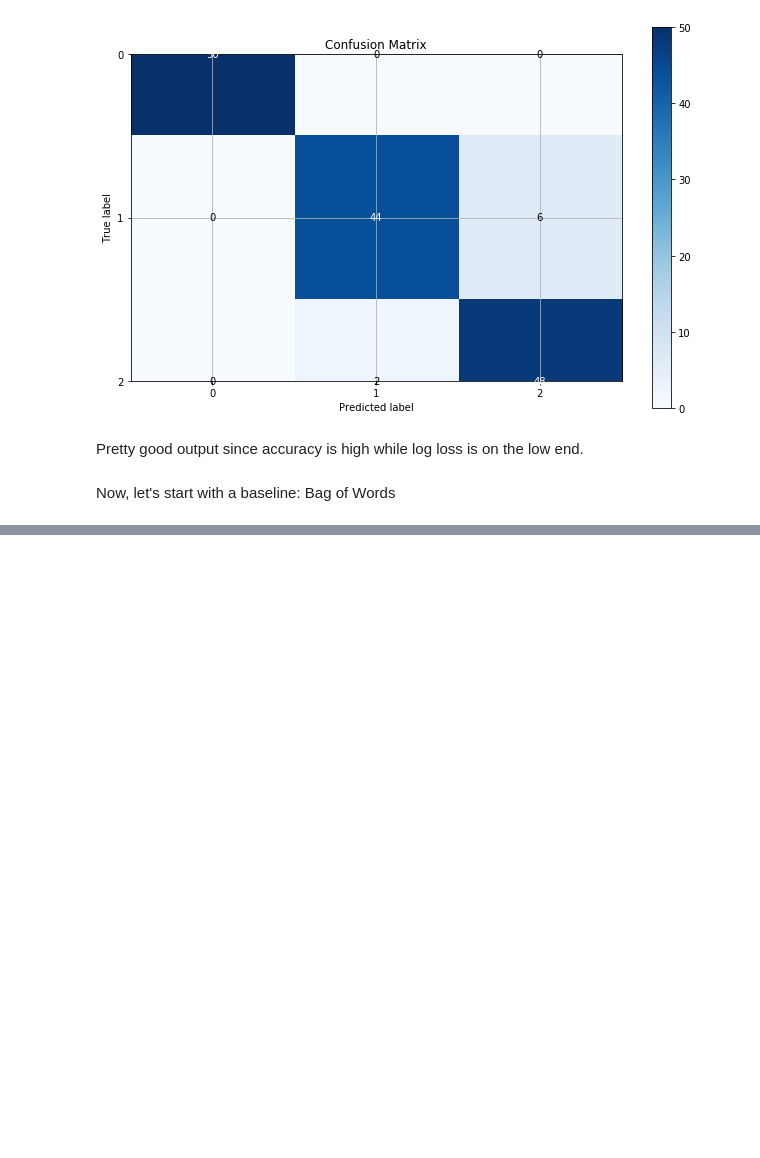
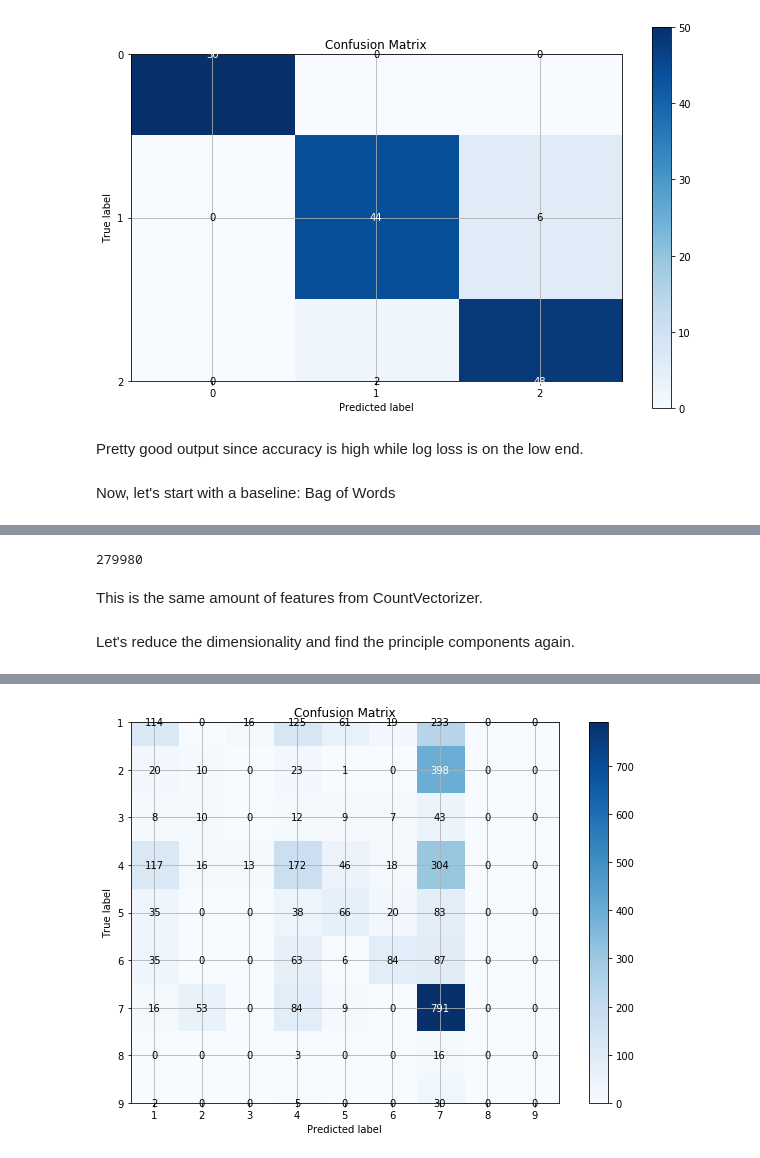
Before and after one commit to mindyng/Technical-Assessments, a Jupyter notebook: Cancer_Prediction.ipynb, the cells around one changed output, grey strips where cells are left out. Cells and saved outputs as stored; diff of their text form; code cells hidden in the pictures; blank space fills up the shorter version.

```diff
--- a/Cancer_Prediction.ipynb
+++ b/Cancer_Prediction.ipynb
@@ -416,0 +456,20 @@ There are unique words in the corpus.
+# %%
+count_vectorizer = TfidfVectorizer(
+    analyzer="word", tokenizer=nltk.word_tokenize,
+    preprocessor=None, stop_words='english', max_features=None)
+
+tfidf = count_vectorizer.fit_transform(tr_data['Text'])
+
+len(count_vectorizer.get_feature_names())
+# %% [output]
+279980
+# %% [markdown]
+This is the same amount of features from CountVectorizer.
+# %% [markdown]
+Let's reduce the dimensionality and find the principle components again.
+# %%
+svd = TruncatedSVD(n_components=25, n_iter=25, random_state=12)
+truncated_tfidf = svd.fit_transform(tfidf)
+# %%
+evaluate_features(truncated_tfidf, tr_data['Class'].values.ravel())
+# %% [output]
@@ -416,0 +480 @@ There are unique words in the corpus.
+[figure, added]
```
Also changed, not shown: parts of 37 cells of this notebook.
